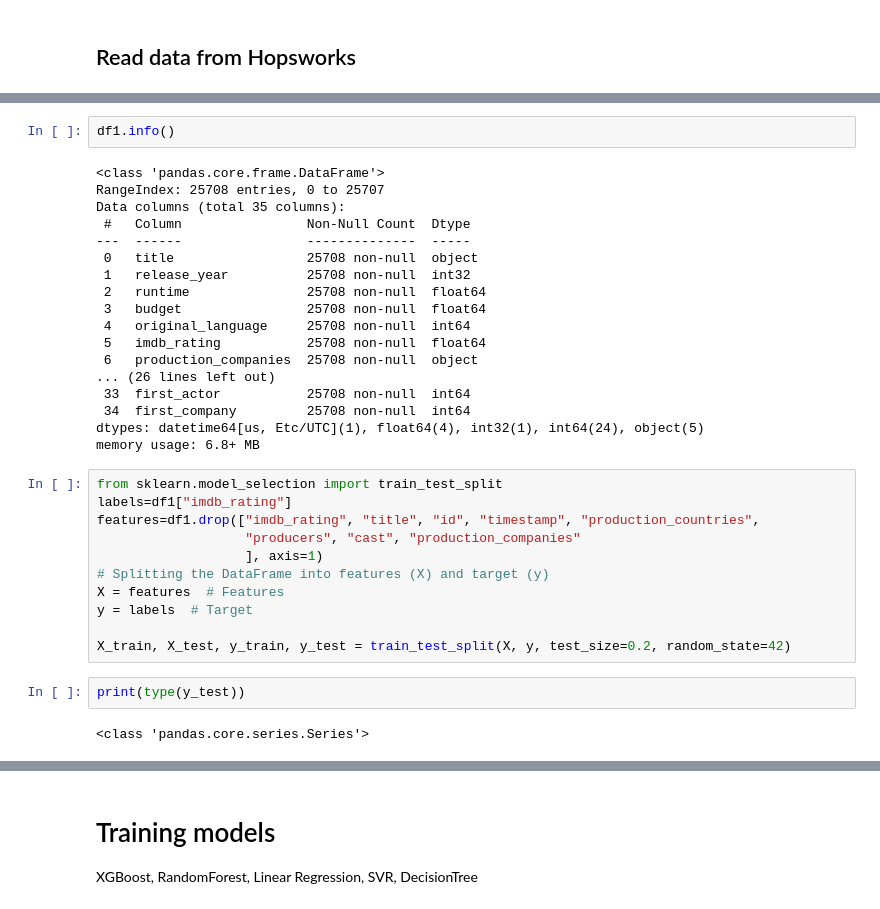
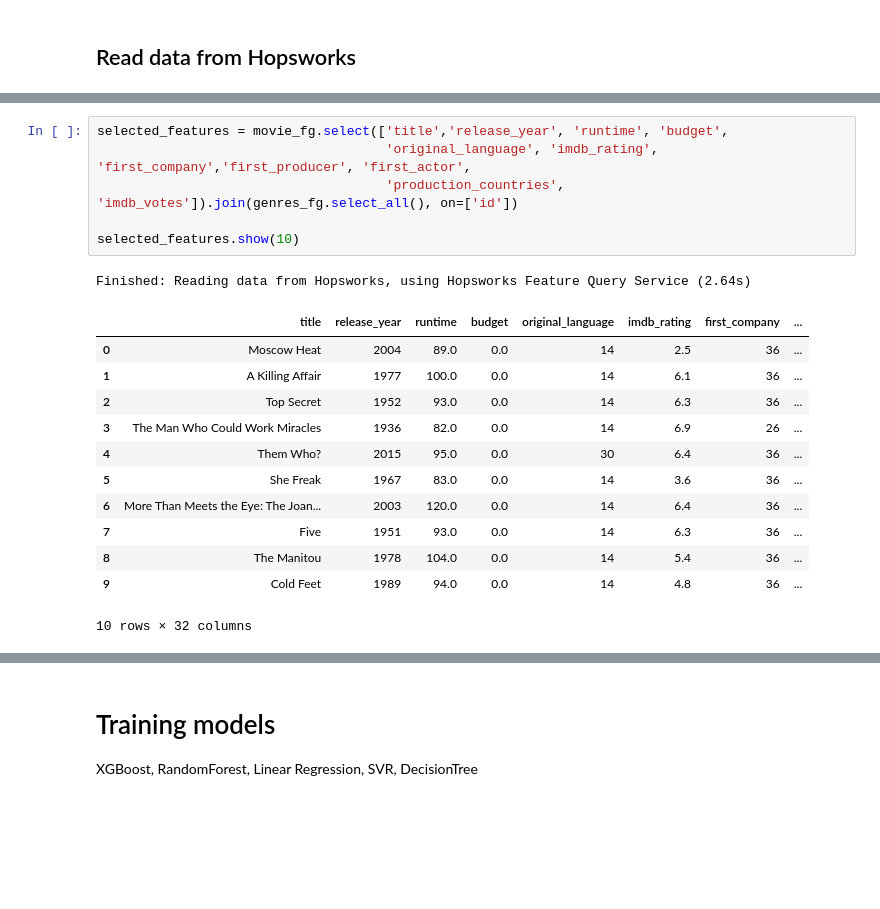
Before and after one commit to MartinEBravo/movie-rating-predictor-service, a Jupyter notebook: 3_training_pipeline.ipynb, the cells around one changed output, grey strips where cells are left out. Drawn from its saved outputs; the diff is of its cells as text; blank space fills up the shorter version.

```diff
--- a/3_training_pipeline.ipynb
+++ b/3_training_pipeline.ipynb
@@ -110,35 +63,20 @@ df1.head()
-# %%
-df1.info()
-# %% [output]
-<class 'pandas.core.frame.DataFrame'>
-RangeIndex: 25708 entries, 0 to 25707
-Data columns (total 35 columns):
- #   Column                Non-Null Count  Dtype
----  ------                --------------  -----
- 0   title                 25708 non-null  object
- 1   release_year          25708 non-null  int32
- 2   runtime               25708 non-null  float64
- 3   budget                25708 non-null  float64
- 4   original_language     25708 non-null  int64
- 5   imdb_rating           25708 non-null  float64
- 6   production_companies  25708 non-null  object
-... (26 lines left out)
- 33  first_actor           25708 non-null  int64
- 34  first_company         25708 non-null  int64
-dtypes: datetime64[us, Etc/UTC](1), float64(4), int32(1), int64(24), object(5)
-memory usage: 6.8+ MB
-# %%
-from sklearn.model_selection import train_test_split
-labels=df1["imdb_rating"]
-features=df1.drop(["imdb_rating", "title", "id", "timestamp", "production_countries",
-                   "producers", "cast", "production_companies"
-                   ], axis=1)
-# Splitting the DataFrame into features (X) and target (y)
-X = features  # Features
-y = labels  # Target
-
-X_train, X_test, y_train, y_test = train_test_split(X, y, test_size=0.2, random_state=42)
-# %%
-print(type(y_test))
-# %% [output]
-<class 'pandas.core.series.Series'>
+# %%
+selected_features = movie_fg.select(['title','release_year', 'runtime', 'budget',
+                                     'original_language', 'imdb_rating', 'first_company','first_producer', 'first_actor',
+                                     'production_countries', 'imdb_votes']).join(genres_fg.select_all(), on=['id'])
+
+selected_features.show(10)
+# %% [output]
+Finished: Reading data from Hopsworks, using Hopsworks Feature Query Service (2.64s)
+|  | title | release_year | runtime | budget | original_language | imdb_rating | first_company | ... |
+| 0 | Moscow Heat | 2004 | 89.0 | 0.0 | 14 | 2.5 | 36 | ... |
+| 1 | A Killing Affair | 1977 | 100.0 | 0.0 | 14 | 6.1 | 36 | ... |
+| 2 | Top Secret | 1952 | 93.0 | 0.0 | 14 | 6.3 | 36 | ... |
+| 3 | The Man Who Could Work Miracles | 1936 | 82.0 | 0.0 | 14 | 6.9 | 26 | ... |
+| 4 | Them Who? | 2015 | 95.0 | 0.0 | 30 | 6.4 | 36 | ... |
+| 5 | She Freak | 1967 | 83.0 | 0.0 | 14 | 3.6 | 36 | ... |
+| 6 | More Than Meets the Eye: The Joan... | 2003 | 120.0 | 0.0 | 14 | 6.4 | 36 | ... |
+| 7 | Five | 1951 | 93.0 | 0.0 | 14 | 6.3 | 36 | ... |
+| 8 | The Manitou | 1978 | 104.0 | 0.0 | 14 | 5.4 | 36 | ... |
+| 9 | Cold Feet | 1989 | 94.0 | 0.0 | 14 | 4.8 | 36 | ... |
+10 rows × 32 columns
```
Also changed, not shown: parts of 20 cells of this notebook, 4 other files.
